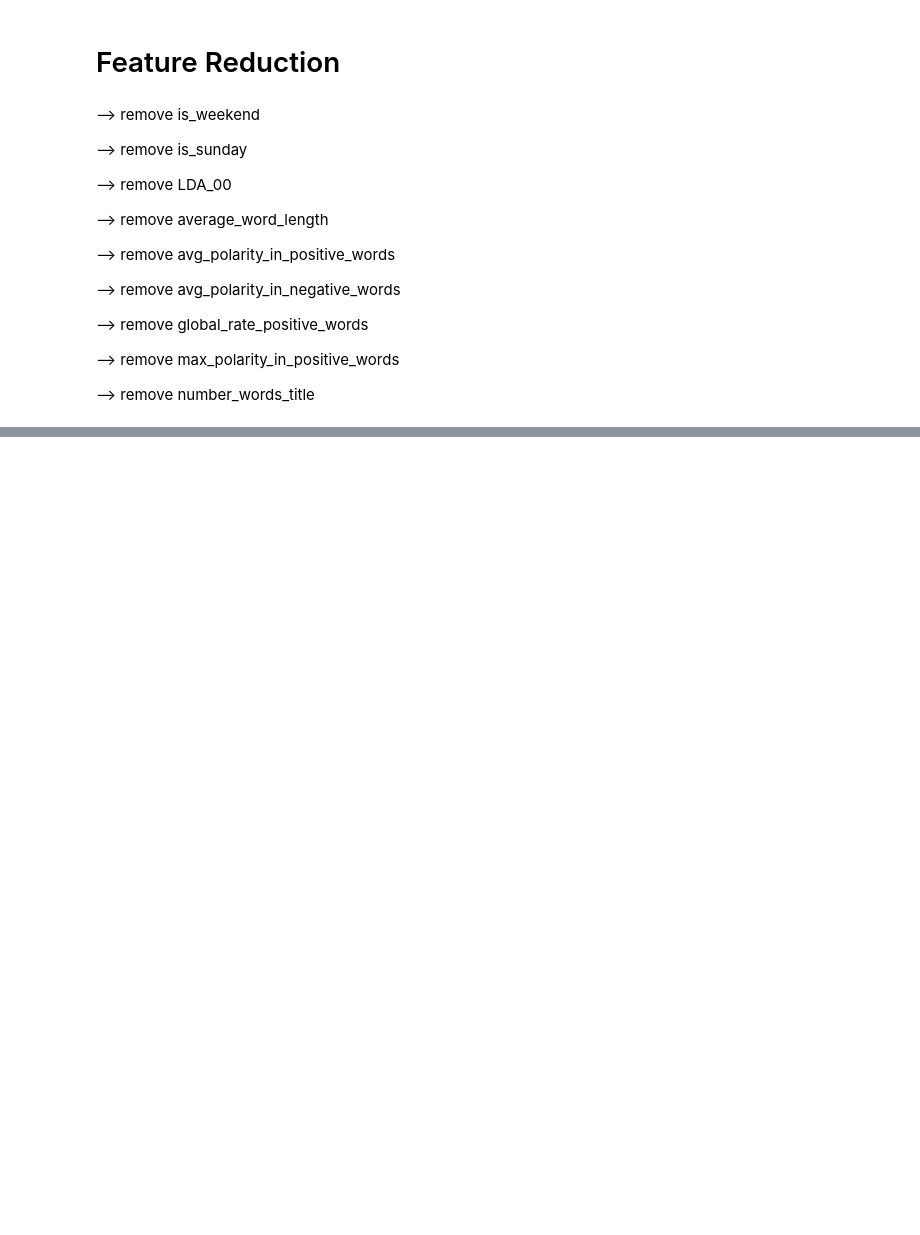
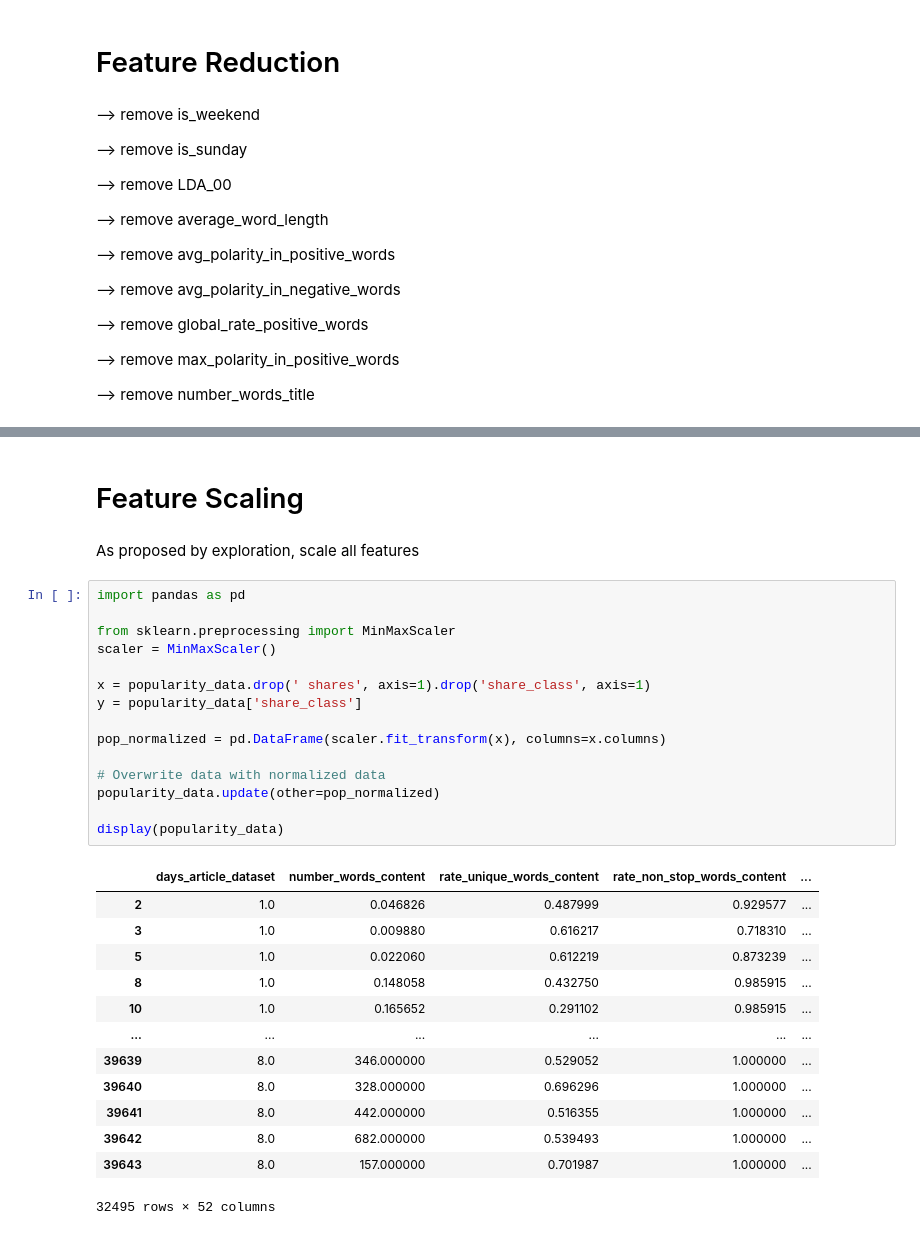
Before and after one commit to proohit/trends-in-ds-team1, a Jupyter notebook: onp_preprocessing.ipynb, the cells around one changed output, grey strips where cells are left out. Cells and saved outputs as stored; diff of their text form; blank space fills up the shorter version.

```diff
--- a/onp_preprocessing.ipynb
+++ b/onp_preprocessing.ipynb
@@ -224,0 +277,33 @@ display(popularity_data.shape)
+# %% [markdown]
+# Feature Scaling
+# %% [markdown]
+As proposed by exploration, scale all features
+# %%
+import pandas as pd
+
+from sklearn.preprocessing import MinMaxScaler
+scaler = MinMaxScaler()
+
+x = popularity_data.drop(' shares', axis=1).drop('share_class', axis=1)
+y = popularity_data['share_class']
+
+pop_normalized = pd.DataFrame(scaler.fit_transform(x), columns=x.columns)
+
+# Overwrite data with normalized data
+popularity_data.update(other=pop_normalized)
+
+display(popularity_data)
+# %% [output]
+|  | days_article_dataset | number_words_content | rate_unique_words_content | rate_non_stop_words_content | ... |
+| 2 | 1.0 | 0.046826 | 0.487999 | 0.929577 | ... |
+| 3 | 1.0 | 0.009880 | 0.616217 | 0.718310 | ... |
+| 5 | 1.0 | 0.022060 | 0.612219 | 0.873239 | ... |
+| 8 | 1.0 | 0.148058 | 0.432750 | 0.985915 | ... |
+| 10 | 1.0 | 0.165652 | 0.291102 | 0.985915 | ... |
+| ... | ... | ... | ... | ... | ... |
+| 39639 | 8.0 | 346.000000 | 0.529052 | 1.000000 | ... |
+| 39640 | 8.0 | 328.000000 | 0.696296 | 1.000000 | ... |
+| 39641 | 8.0 | 442.000000 | 0.516355 | 1.000000 | ... |
+| 39642 | 8.0 | 682.000000 | 0.539493 | 1.000000 | ... |
+| 39643 | 8.0 | 157.000000 | 0.701987 | 1.000000 | ... |
+32495 rows × 52 columns
```
Also changed, not shown: parts of 10 cells of this notebook, 1 other file.
